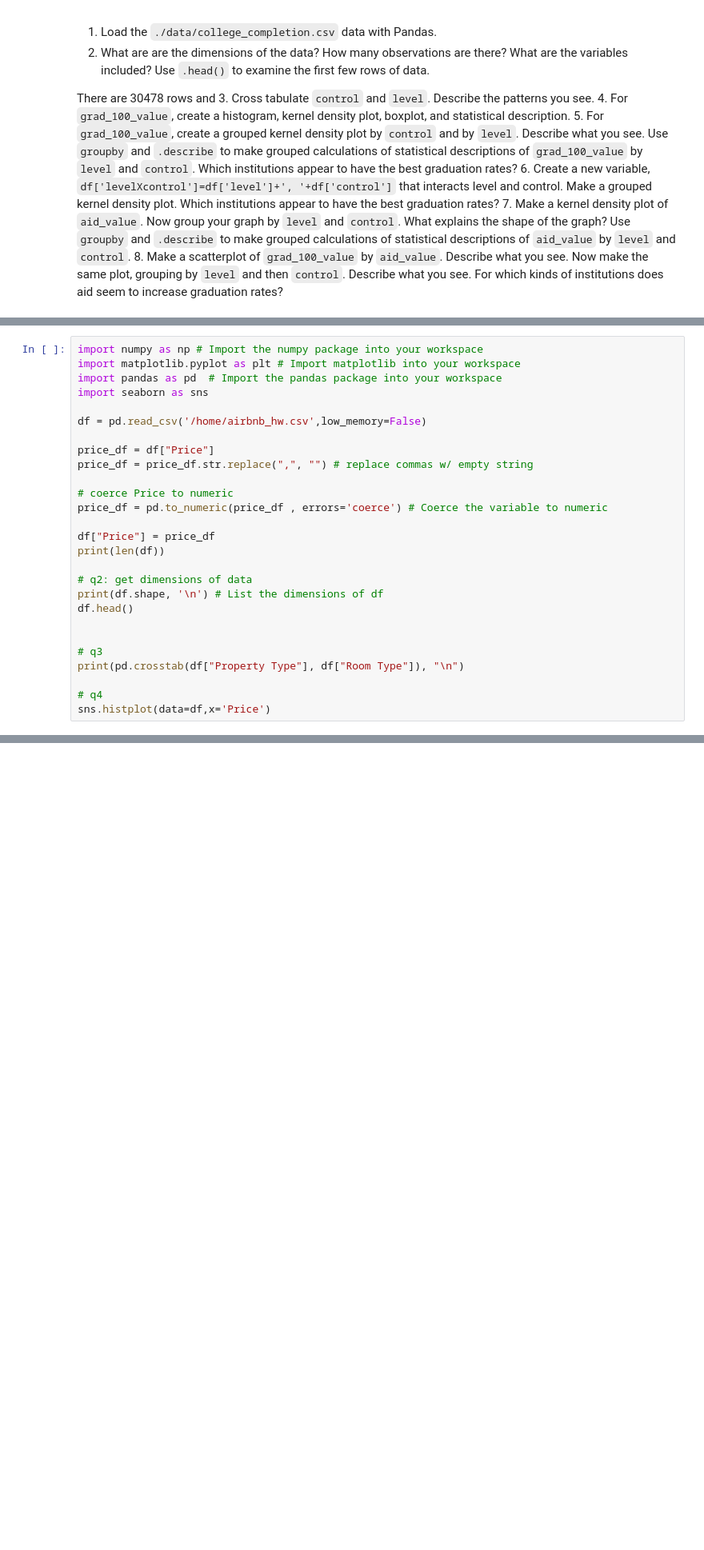
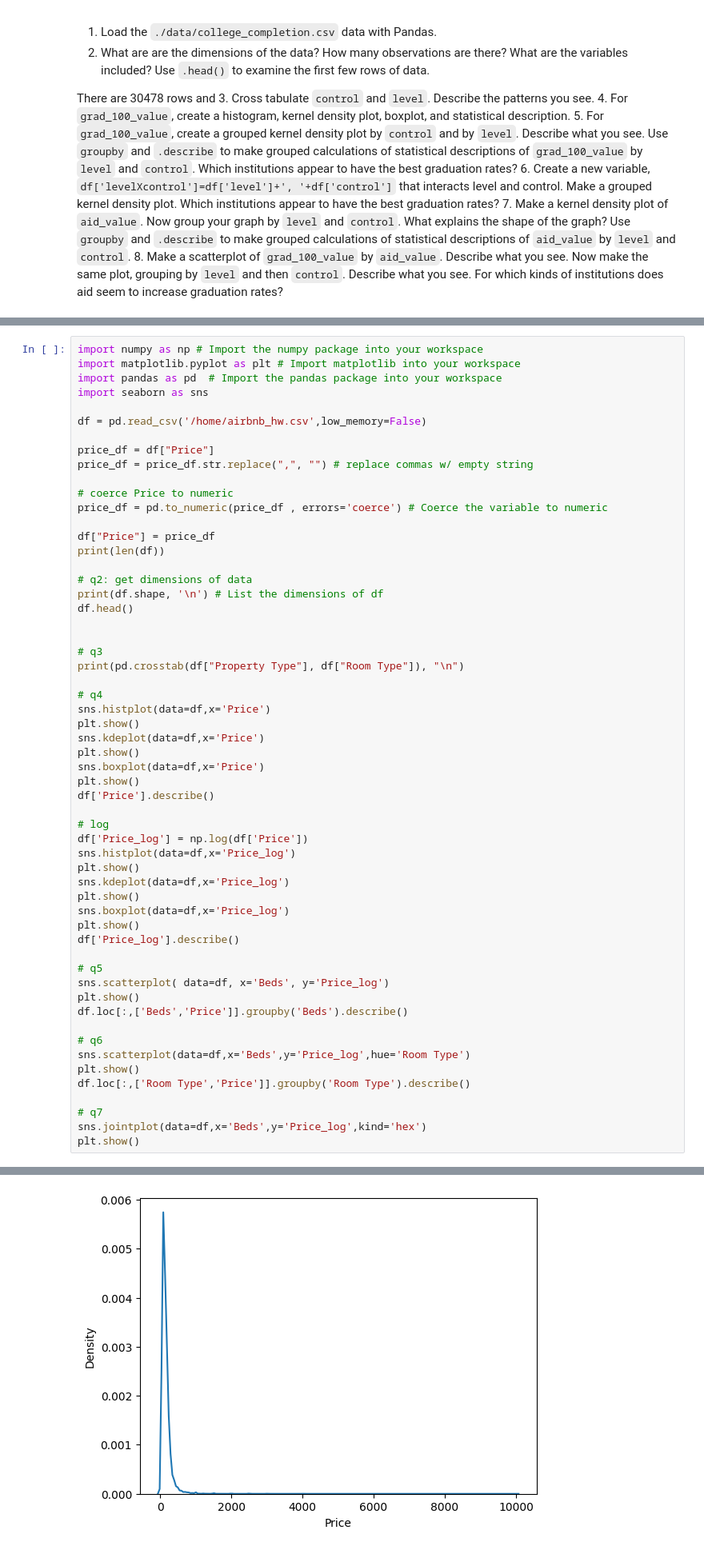
Before and after one commit to rtg7bs/visualization, a Jupyter notebook: assignment/assignment.ipynb, the cells around one changed output, grey strips where cells are left out. Shown: that part at 80% size. Saved outputs shown, nothing was run; the diff lists cells and outputs as text; blank space fills up the shorter version.

```diff
--- a/assignment/assignment.ipynb
+++ b/assignment/assignment.ipynb
@@ -66,6 +78,36 @@ print(pd.crosstab(df["Property Type"], df["Room Type"]), "\n")
 
 # q4
 sns.histplot(data=df,x='Price')
+plt.show()
+sns.kdeplot(data=df,x='Price')
+plt.show()
+sns.boxplot(data=df,x='Price')
+plt.show()
+df['Price'].describe()
+
+# log
+df['Price_log'] = np.log(df['Price'])
+sns.histplot(data=df,x='Price_log')
+plt.show()
+sns.kdeplot(data=df,x='Price_log')
+plt.show()
+sns.boxplot(data=df,x='Price_log')
+plt.show()
+df['Price_log'].describe()
+
+# q5
+sns.scatterplot( data=df, x='Beds', y='Price_log')
+plt.show()
+df.loc[:,['Beds','Price']].groupby('Beds').describe()
+
+# q6
+sns.scatterplot(data=df,x='Beds',y='Price_log',hue='Room Type')
+plt.show()
+df.loc[:,['Room Type','Price']].groupby('Room Type').describe()
+
+# q7
+sns.jointplot(data=df,x='Beds',y='Price_log',kind='hex')
+plt.show()
 # %% [output]
 30478
 (30478, 13)
@@ -88 +129,2 @@ Villa                          4             4            0
 [figure]
+[figure, added]
```
Also changed, not shown: parts of 2 cells of this notebook.
